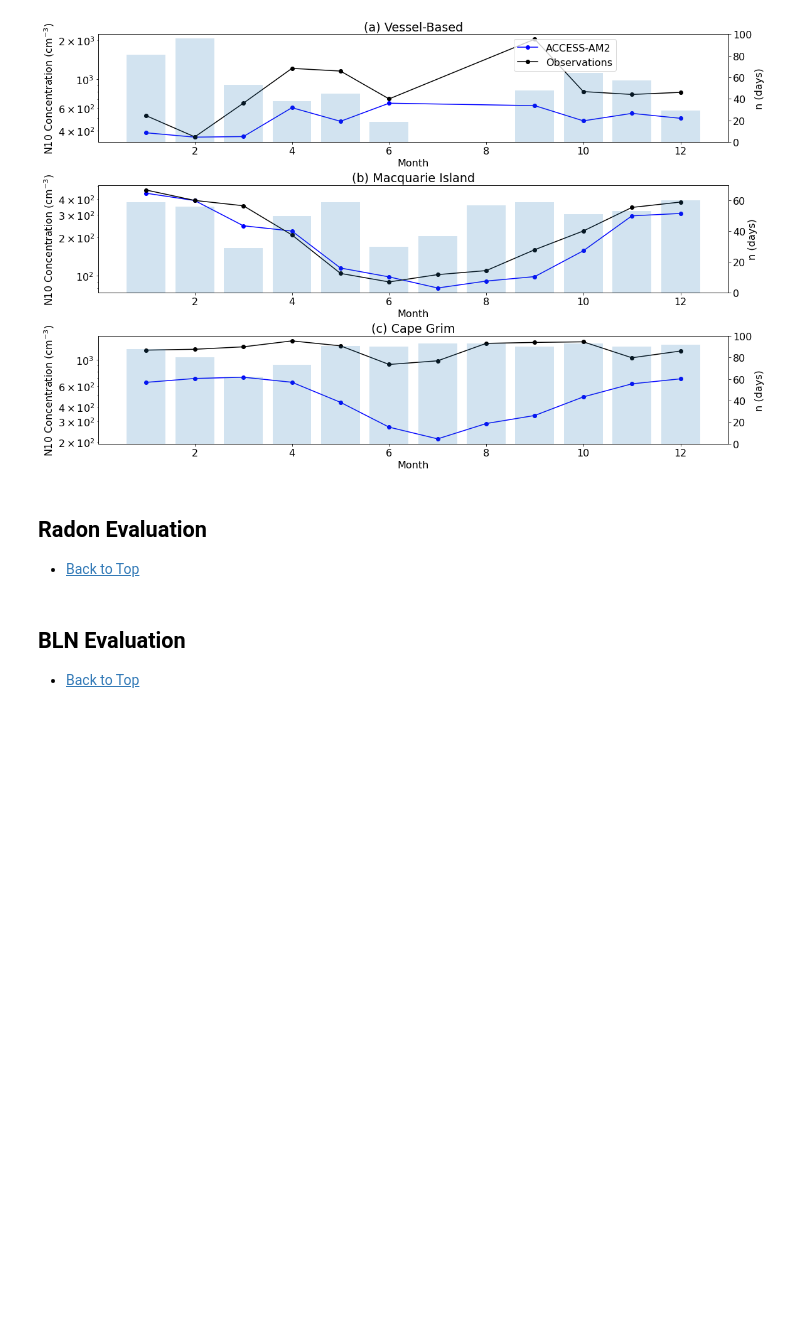
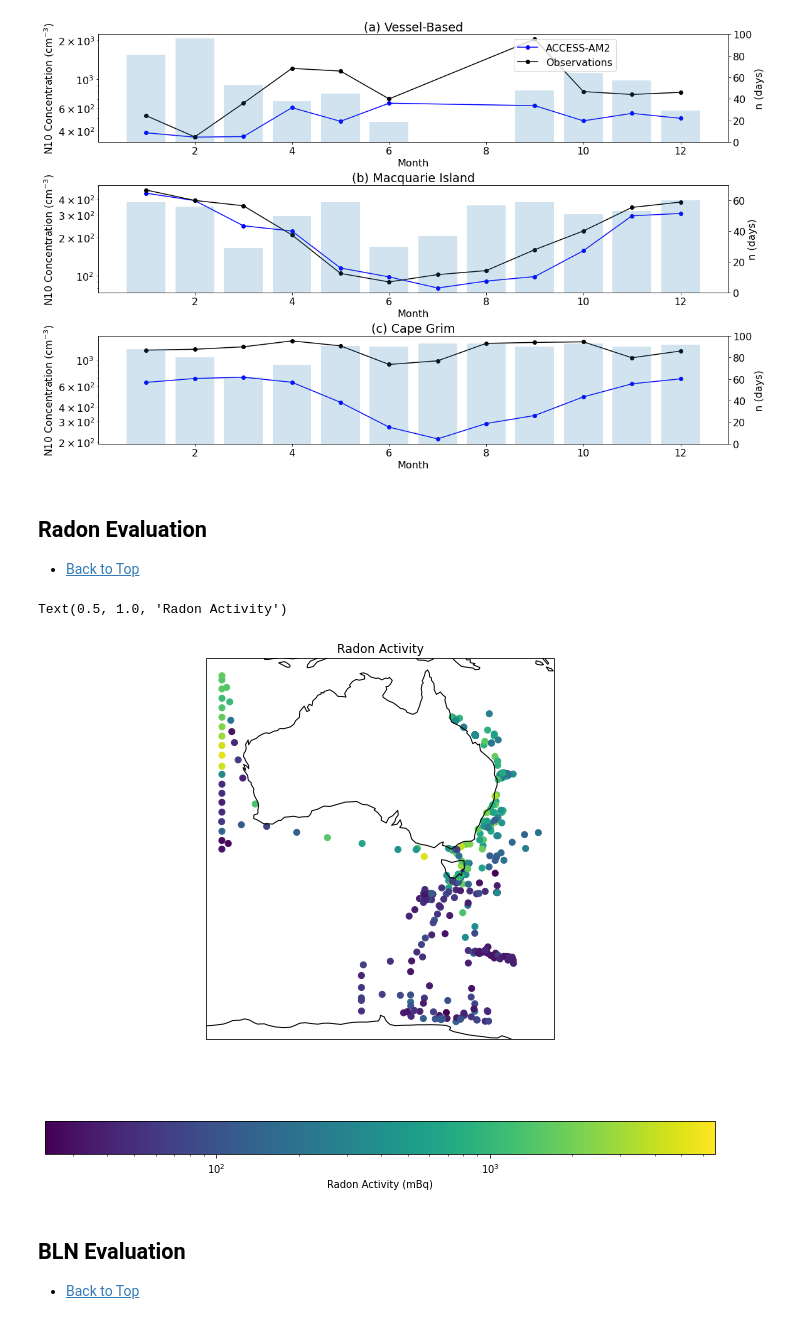
Before and after one commit to llamprey/access-eval, a Jupyter notebook: evaluation.ipynb, the cells around one changed output. Drawn from its saved outputs; the diff is of its cells as text; code cells hidden in the pictures; blank space fills up the shorter version.

```diff
--- a/evaluation.ipynb
+++ b/evaluation.ipynb
@@ -49,4 +50,12 @@ tan_df = xr.open_dataset(f_path+'TAN1802/tan1718_bx400_df.nc')
 cgo_df = xr.open_dataset(f_path+'CGO/cgo1618_bx400_df.nc')
 
 mqi_df = xr.open_dataset(f_path+'MQI/mqi1618_bx400_df.nc')
+# %%
+# create dataset with Radon
+rviR_df = rvi_df[['lat','lon','N10','cn10_avg','radon']]
+r2rR_df = r2r_df[['lat','lon','N10','cn10_avg','radon']]
+
+df_R = xr.concat([rviR_df,r2rR_df], dim='time')
+df_R = df_R.dropna('time')
+df_R = df_R.where(df_R.radon<10000)
 # %%
@@ -340,6 +350,20 @@ plt.subplots_adjust(hspace=0.4, wspace=0.1)
 # %% [markdown]
 ## Radon Evaluation <a class="anchor" id="fourth-bullet"></a>
 * [Back to Top](#top)
+# %%
+ax = plt.subplot(111, projection=ccrs.PlateCarree(140))
+ax.figure.set_size_inches(12,10)
+ax.coastlines();
+plt.scatter(y=df_R['lat'],
+            x=df_R['lon'],
+            c=df_R['radon'], cmap='viridis',
+            norm=matplotlib.colors.LogNorm(),
+            transform=ccrs.PlateCarree())
+plt.colorbar(label='Radon Activity (mBq)', orientation='horizontal')
+plt.title('Radon Activity')
+# %% [output]
+Text(0.5, 1.0, 'Radon Activity')
+[figure, added]
 # %% [markdown]
 ## BLN Evaluation <a class="anchor" id="fifth-bullet"></a>
 * [Back to Top](#top)
```
Also changed, not shown: parts of 6 cells of this notebook.
